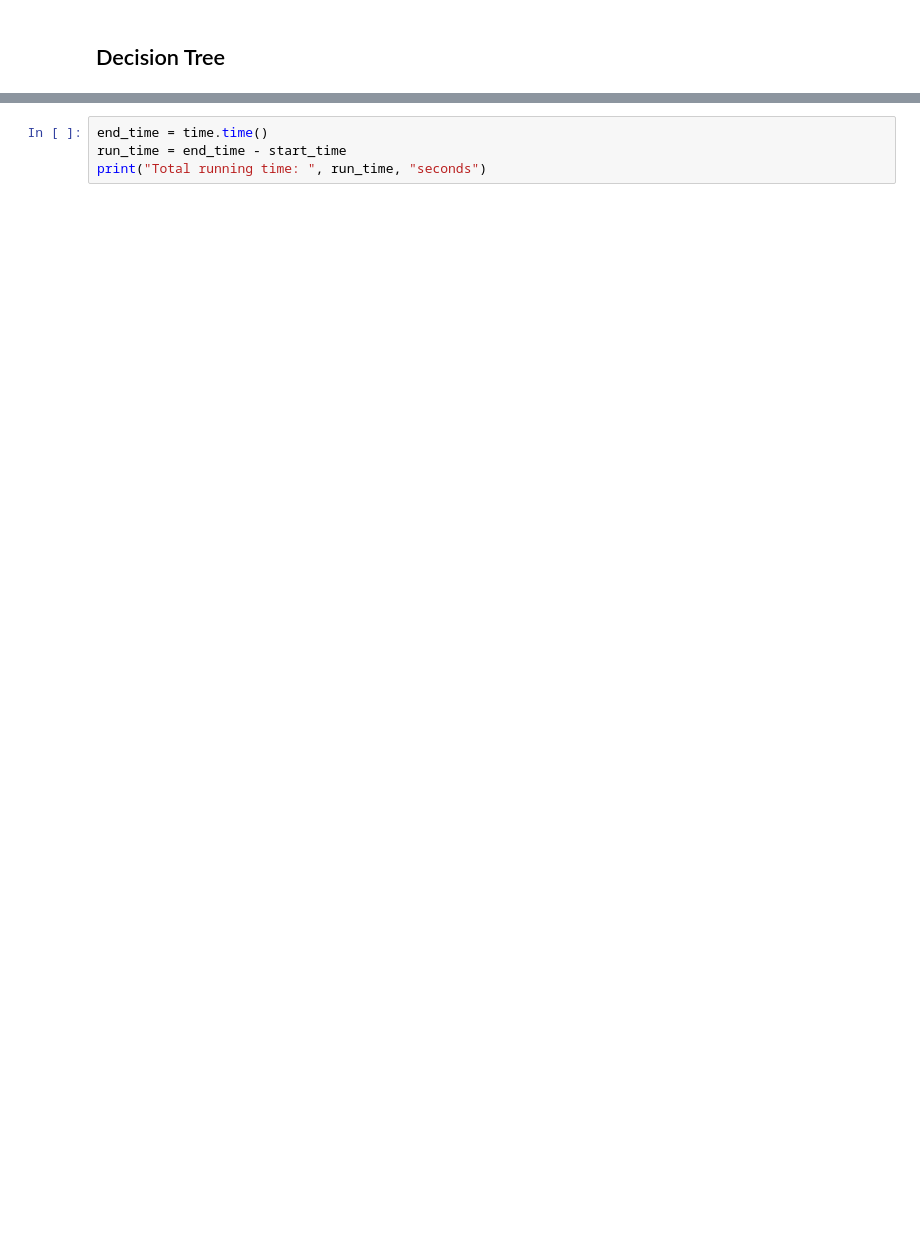
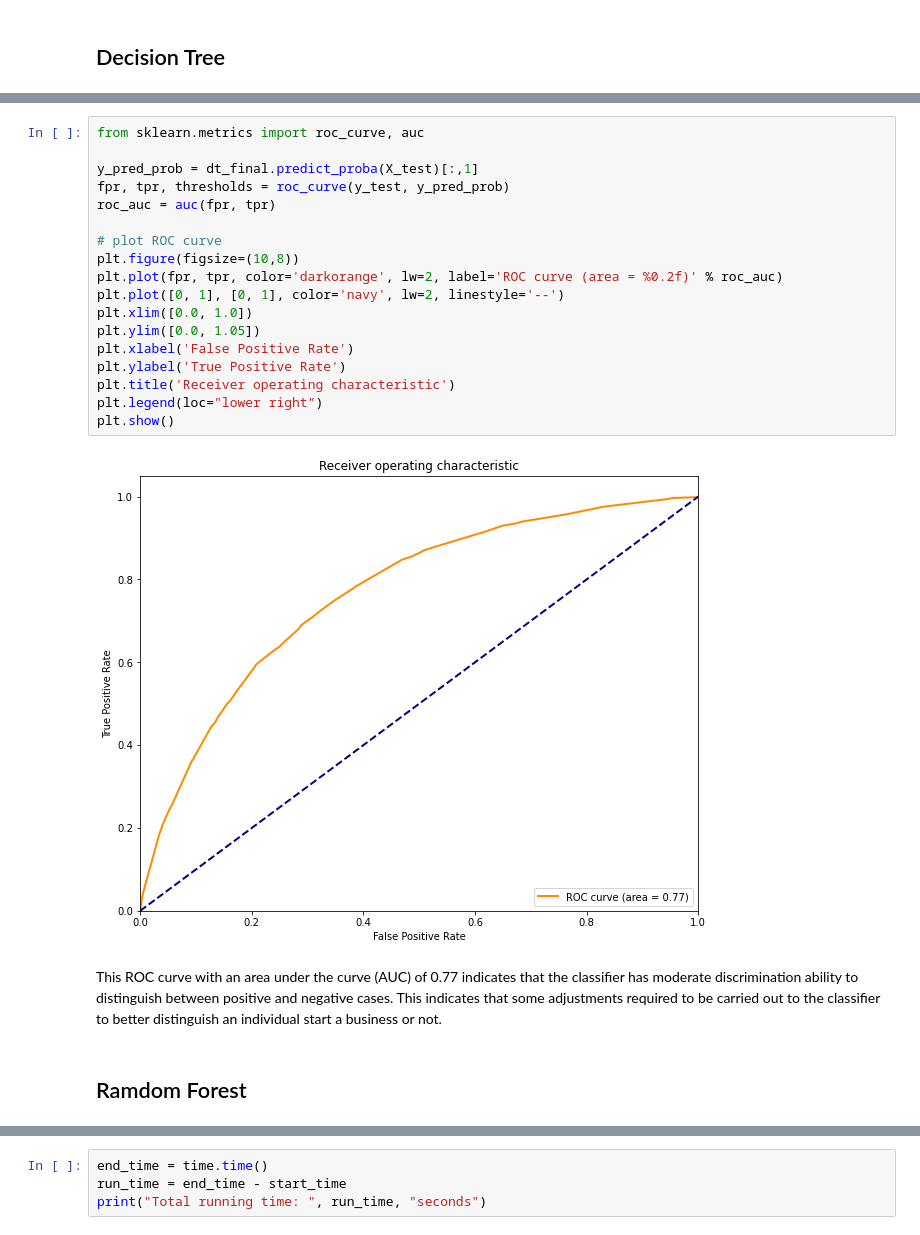
Before and after one commit to YunxinDENG/DSSS, a Jupyter notebook: dsss_final.ipynb, the cells around one changed output, grey strips where cells are left out. Drawn from its saved outputs; the diff is of its cells as text; blank space fills up the shorter version.

```diff
--- a/dsss_final.ipynb
+++ b/dsss_final.ipynb
@@ -322,0 +445,24 @@ word count:1957
+# %%
+from sklearn.metrics import roc_curve, auc
+
+y_pred_prob = dt_final.predict_proba(X_test)[:,1]
+fpr, tpr, thresholds = roc_curve(y_test, y_pred_prob)
+roc_auc = auc(fpr, tpr)
+
+# plot ROC curve
+plt.figure(figsize=(10,8))
+plt.plot(fpr, tpr, color='darkorange', lw=2, label='ROC curve (area = %0.2f)' % roc_auc)
+plt.plot([0, 1], [0, 1], color='navy', lw=2, linestyle='--')
+plt.xlim([0.0, 1.0])
+plt.ylim([0.0, 1.05])
+plt.xlabel('False Positive Rate')
+plt.ylabel('True Positive Rate')
+plt.title('Receiver operating characteristic')
+plt.legend(loc="lower right")
+plt.show()
+# %% [output]
+[figure, added]
+# %% [markdown]
+This ROC curve with an area under the curve (AUC) of 0.77 indicates that the classifier has moderate discrimination ability to distinguish between positive and negative cases. This indicates that some adjustments required to be carried out to the classifier to better distinguish an individual start a business or not.
+# %% [markdown]
+## Ramdom Forest
```
Also changed, not shown: parts of 88 cells of this notebook.
